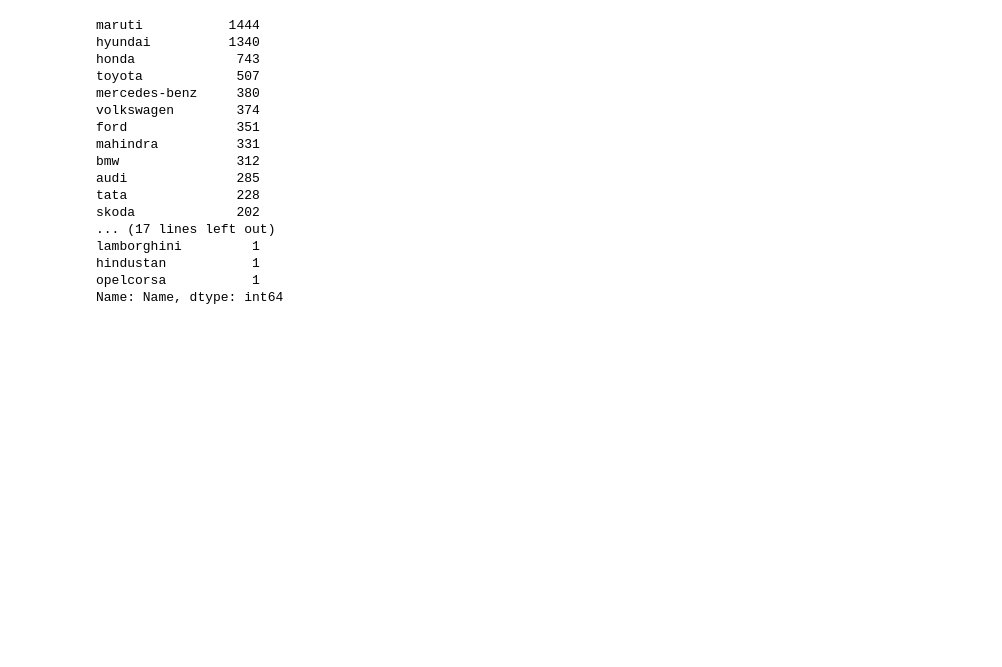
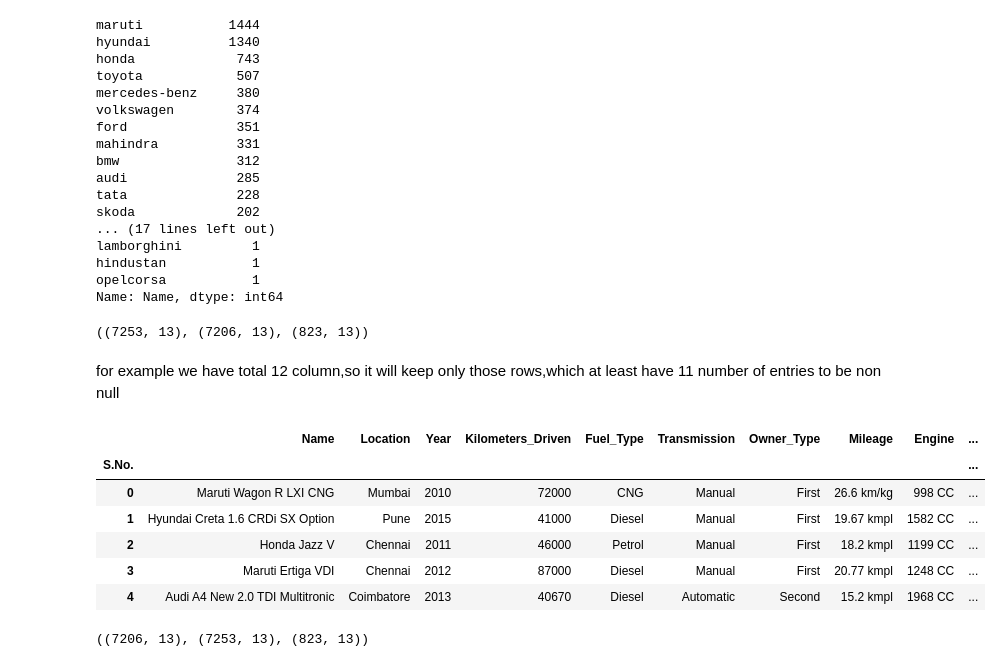
Before and after one commit to Urvashisoni123/Urvashi-soni-CS, a Jupyter notebook: day25_used_car_price.ipynb, the cells around one changed output. Saved outputs shown, nothing was run; the diff lists cells and outputs as text; code cells hidden in the pictures; blank space fills up the shorter version.

```diff
--- a/day25_used_car_price.ipynb
+++ b/day25_used_car_price.ipynb
@@ -224,0 +230,6 @@ Name: Name, dtype: int64
+# %%
+df.shape,df1.shape,df0.shape
+# %% [output]
+((7253, 13), (7206, 13), (823, 13))
+# %% [markdown]
+for example we have total 12 column,so it will keep only those rows,which at least have 11 number of entries to be non null
@@ -224,0 +238,10 @@ Name: Name, dtype: int64
+# %%
+df.head()
+# %% [output]
+|  | Name | Location | Year | Kilometers_Driven | Fuel_Type | Transmission | Owner_Type | Mileage | Engine | ... |
+| S.No. |  |  |  |  |  |  |  |  |  | ... |
+| 0 | Maruti Wagon R LXI CNG | Mumbai | 2010 | 72000 | CNG | Manual | First | 26.6 km/kg | 998 CC | ... |
+| 1 | Hyundai Creta 1.6 CRDi SX Option | Pune | 2015 | 41000 | Diesel | Manual | First | 19.67 kmpl | 1582 CC | ... |
+| 2 | Honda Jazz V | Chennai | 2011 | 46000 | Petrol | Manual | First | 18.2 kmpl | 1199 CC | ... |
+| 3 | Maruti Ertiga VDI | Chennai | 2012 | 87000 | Diesel | Manual | First | 20.77 kmpl | 1248 CC | ... |
+| 4 | Audi A4 New 2.0 TDI Multitronic | Coimbatore | 2013 | 40670 | Diesel | Automatic | Second | 15.2 kmpl | 1968 CC | ... |
@@ -224,0 +252,4 @@ Name: Name, dtype: int64
+# %%
+df1.shape,df.shape,df0.shape
+# %% [output]
+((7206, 13), (7253, 13), (823, 13))
```
Also changed, not shown: parts of 37 cells of this notebook.
